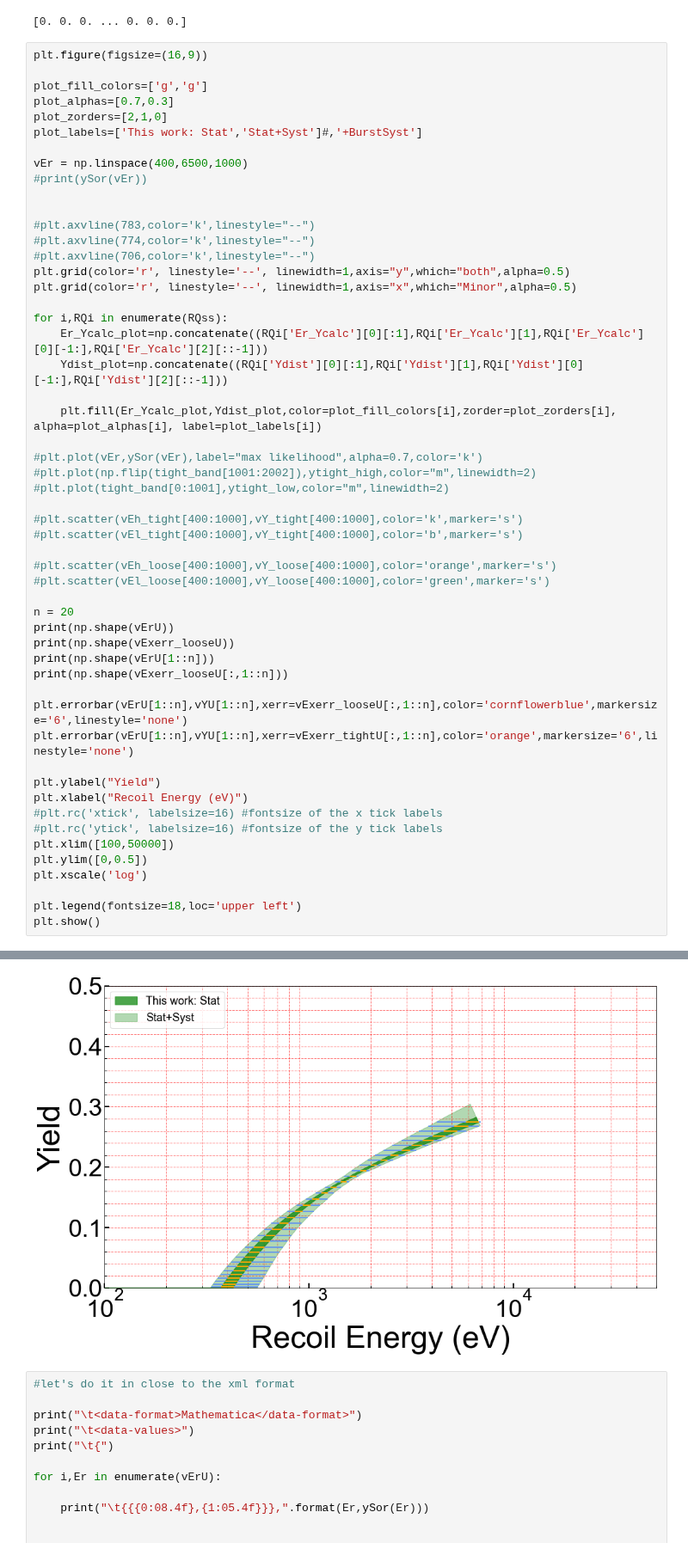
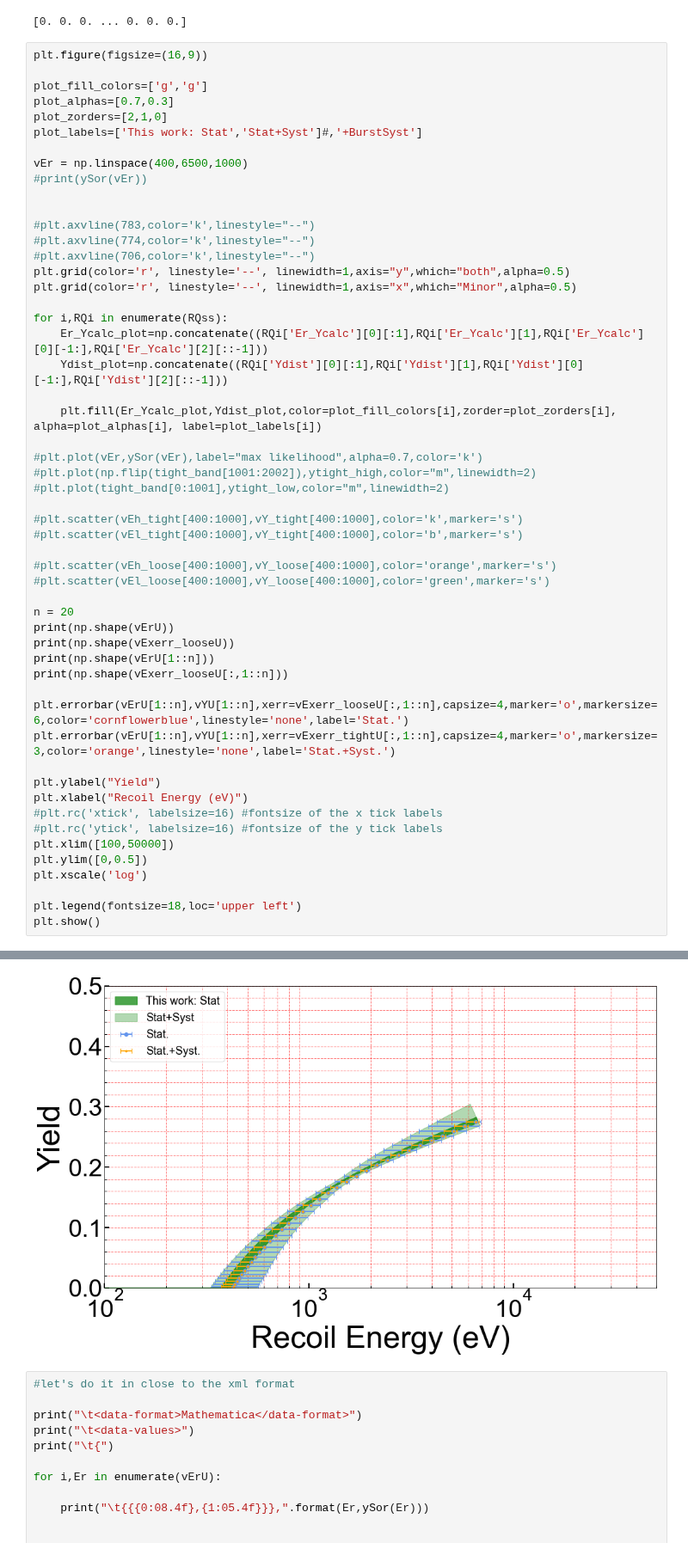
Before and after one commit to villano-lab/nrSiCap, a Jupyter notebook: 1-PRD_Figures/plot_final_yield.ipynb, the cells around one changed output, grey strips where cells are left out. Shown at 86% size. Saved outputs shown, nothing was run; the diff lists cells and outputs as text.

```diff
--- a/1-PRD_Figures/plot_final_yield.ipynb
+++ b/1-PRD_Figures/plot_final_yield.ipynb
@@ -263,36 +263,36 @@ for i,RQi in enumerate(RQss):
 #plt.plot(tight_band[0:1001],ytight_low,color="m",linewidth=2)
 
 #plt.scatter(vEh_tight[400:1000],vY_tight[400:1000],color='k',marker='s')
 #plt.scatter(vEl_tight[400:1000],vY_tight[400:1000],color='b',marker='s')
 
 #plt.scatter(vEh_loose[400:1000],vY_loose[400:1000],color='orange',marker='s')
 #plt.scatter(vEl_loose[400:1000],vY_loose[400:1000],color='green',marker='s')
 
 n = 20
 print(np.shape(vErU))
 print(np.shape(vExerr_looseU))
 print(np.shape(vErU[1::n]))
 print(np.shape(vExerr_looseU[:,1::n]))
 
-plt.errorbar(vErU[1::n],vYU[1::n],xerr=vExerr_looseU[:,1::n],color='cornflowerblue',markersize='6',linestyle='none')
-plt.errorbar(vErU[1::n],vYU[1::n],xerr=vExerr_tightU[:,1::n],color='orange',markersize='6',linestyle='none')
+plt.errorbar(vErU[1::n],vYU[1::n],xerr=vExerr_looseU[:,1::n],capsize=4,marker='o',markersize=6,color='cornflowerblue',linestyle='none',label='Stat.')
+plt.errorbar(vErU[1::n],vYU[1::n],xerr=vExerr_tightU[:,1::n],capsize=4,marker='o',markersize=3,color='orange',linestyle='none',label='Stat.+Syst.')
 
 plt.ylabel("Yield")
 plt.xlabel("Recoil Energy (eV)")
 #plt.rc('xtick', labelsize=16) #fontsize of the x tick labels
 #plt.rc('ytick', labelsize=16) #fontsize of the y tick labels
 plt.xlim([100,50000])
 plt.ylim([0,0.5])
 plt.xscale('log')
 
 plt.legend(fontsize=18,loc='upper left')
 plt.show()
 # %% [output]
 (667,)
 (2, 667)
 (34,)
 (2, 34)
-[figure, old version]
+[figure, new version]
 # %%
 #let's do it in close to the xml format
 
```
